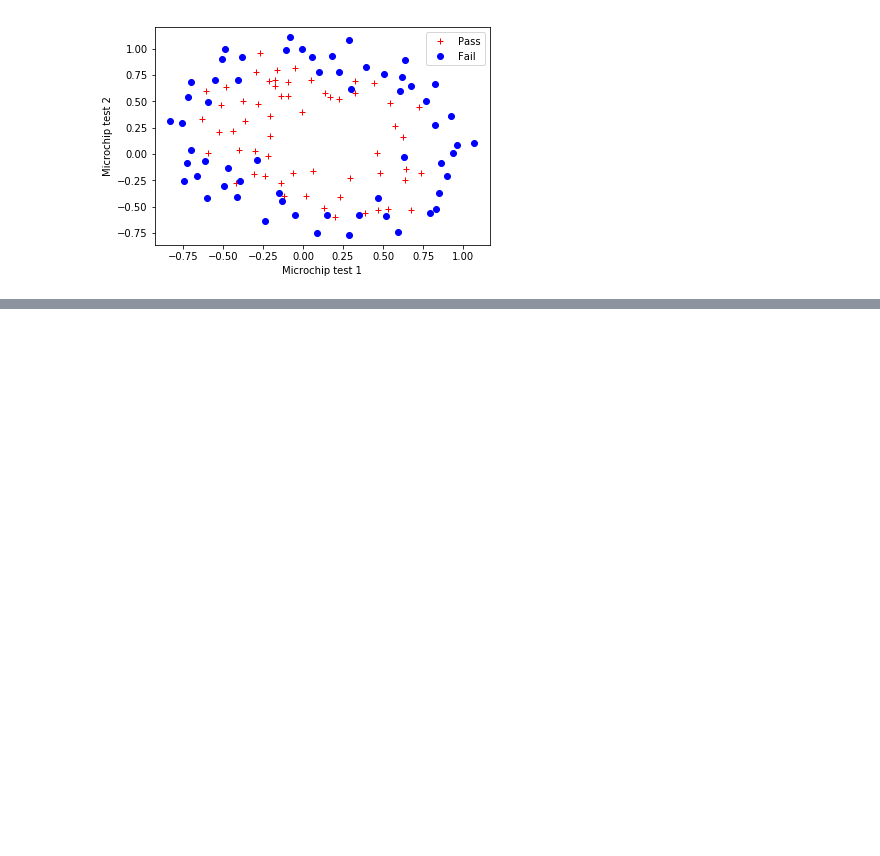
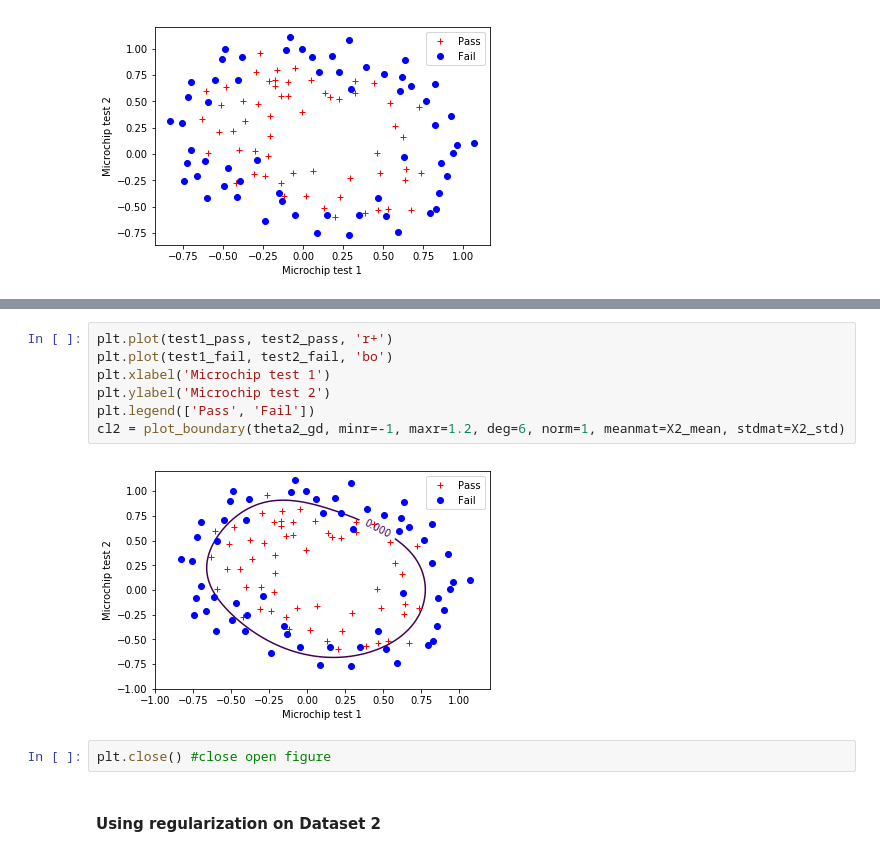
Before and after one commit to iamnikaa/Data-Science, a Jupyter notebook: ex1-ex8-matlab/ex2/solution 2.ipynb, the cells around one changed output, grey strips where cells are left out. Drawn from its saved outputs; the diff is of its cells as text; blank space fills up the shorter version.

```diff
--- a/ex1-ex8-matlab/ex2/solution 2.ipynb
+++ b/ex1-ex8-matlab/ex2/solution 2.ipynb
@@ -162,0 +179,13 @@ data2.head(2)
+# %%
+plt.plot(test1_pass, test2_pass, 'r+')
+plt.plot(test1_fail, test2_fail, 'bo')
+plt.xlabel('Microchip test 1')
+plt.ylabel('Microchip test 2')
+plt.legend(['Pass', 'Fail'])
+cl2 = plot_boundary(theta2_gd, minr=-1, maxr=1.2, deg=6, norm=1, meanmat=X2_mean, stdmat=X2_std)
+# %% [output]
+[figure, added]
+# %%
+plt.close() #close open figure
+# %% [markdown]
+#### Using regularization on Dataset 2
```
Also changed, not shown: parts of 7 cells of this notebook, 2 other files.
